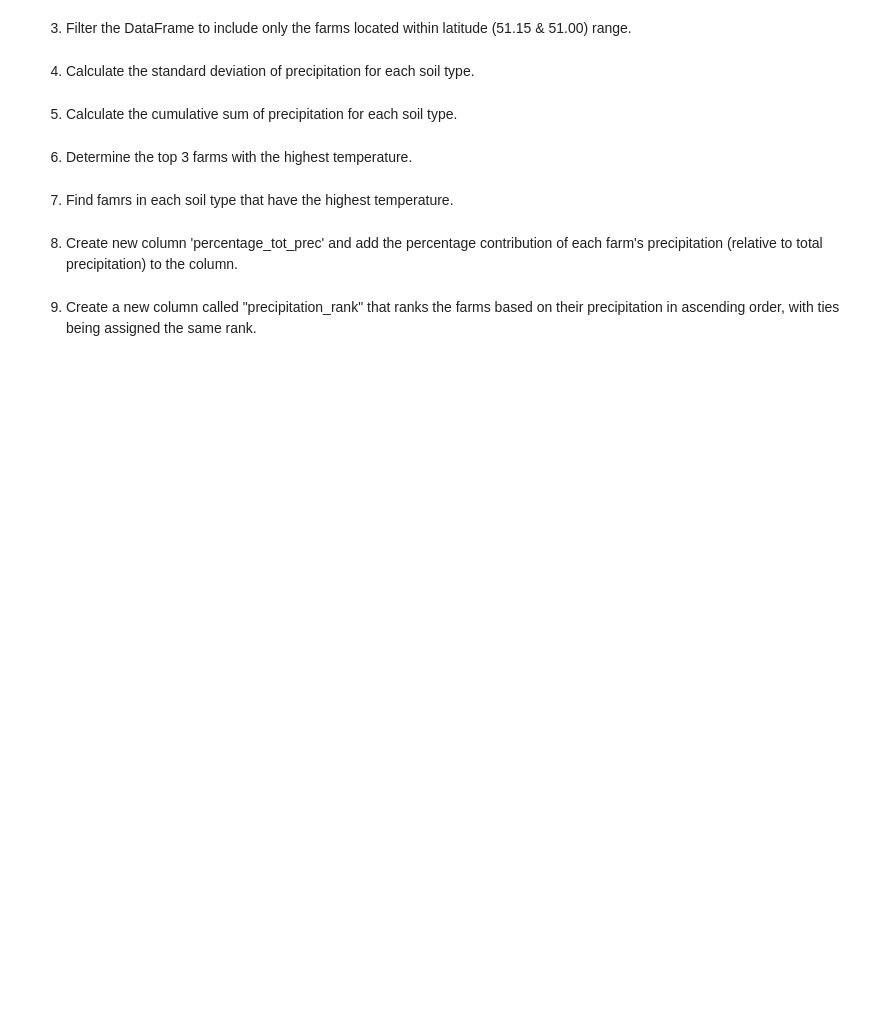
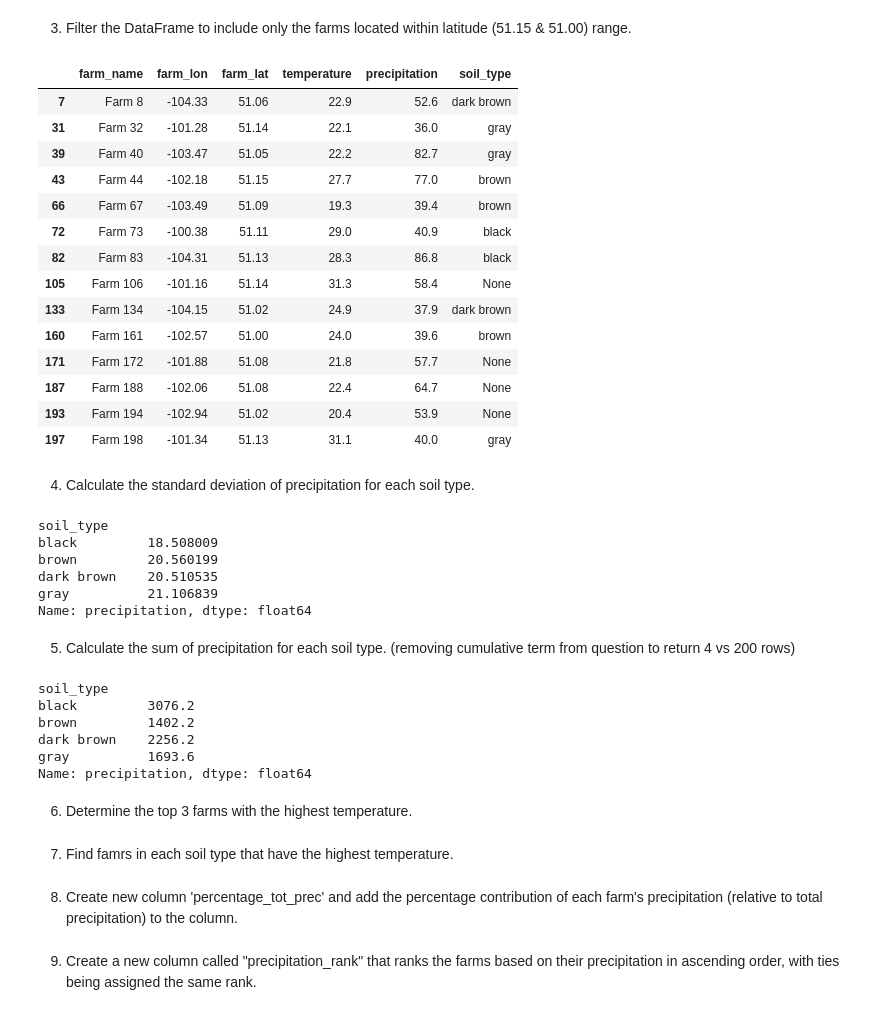
Before and after one commit to cboyda/AgTech, a Jupyter notebook: Assignments/Assinment_3&4.ipynb, the cells around one changed output. Cells and saved outputs as stored; diff of their text form; code cells hidden in the pictures; blank space fills up the shorter version.

```diff
--- a/Assignments/Assinment_3&4.ipynb
+++ b/Assignments/Assinment_3&4.ipynb
@@ -313,0 +310,2 @@ SyntaxError: invalid syntax (4060184953.py, line 1)
+# %%
+df = pd.DataFrame(farms) # note DataFrame is case sensitive
@@ -329,15 +399,59 @@ SyntaxError: invalid syntax (4060184953.py, line 1)
 3. Filter the DataFrame to include only the farms located within latitude (51.15 & 51.00) range.
 # %%
 ## Your code here down
-
+df[(df['farm_lat'] >= 51.00) & (df['farm_lat'] <= 51.15) ]
 
 ## Your code here up
+# %% [output]
+|  | farm_name | farm_lon | farm_lat | temperature | precipitation | soil_type |
+| 7 | Farm 8 | -104.33 | 51.06 | 22.9 | 52.6 | dark brown |
+| 31 | Farm 32 | -101.28 | 51.14 | 22.1 | 36.0 | gray |
+| 39 | Farm 40 | -103.47 | 51.05 | 22.2 | 82.7 | gray |
+| 43 | Farm 44 | -102.18 | 51.15 | 27.7 | 77.0 | brown |
+| 66 | Farm 67 | -103.49 | 51.09 | 19.3 | 39.4 | brown |
+| 72 | Farm 73 | -100.38 | 51.11 | 29.0 | 40.9 | black |
+| 82 | Farm 83 | -104.31 | 51.13 | 28.3 | 86.8 | black |
+| 105 | Farm 106 | -101.16 | 51.14 | 31.3 | 58.4 | None |
+| 133 | Farm 134 | -104.15 | 51.02 | 24.9 | 37.9 | dark brown |
+| 160 | Farm 161 | -102.57 | 51.00 | 24.0 | 39.6 | brown |
+| 171 | Farm 172 | -101.88 | 51.08 | 21.8 | 57.7 | None |
+| 187 | Farm 188 | -102.06 | 51.08 | 22.4 | 64.7 | None |
+| 193 | Farm 194 | -102.94 | 51.02 | 20.4 | 53.9 | None |
+| 197 | Farm 198 | -101.34 | 51.13 | 31.1 | 40.0 | gray |
 # %% [markdown]
  4. Calculate the standard deviation of precipitation for each soil type.
+# %%
+## Your code here down
+# Group DataFrame by 'soil_type'
+grouped_by_soil = df.groupby('soil_type')
+
+# Calculate standard deviation of precipitation for each soil type
+std_precipitation = grouped_by_soil['precipitation'].std()
+
+## Your code here up
+# Print the result
+print(std_precipitation)
+# %% [output]
+soil_type
+black         18.508009
+brown         20.560199
+dark brown    20.510535
+gray          21.106839
+Name: precipitation, dtype: float64
+# %% [markdown]
+5. Calculate the sum of precipitation for each soil type. (removing cumulative term from question to return 4 vs 200 rows)
 # %%
 ## Your code here down
-
+# Calculate cumulative sum of precipitation for each soil type
+cum_precipitation = grouped_by_soil['precipitation'].sum()
 
 ## Your code here up
+# Print the result
+print(cum_precipitation)
+# %% [output]
+soil_type
+black         3076.2
+brown         1402.2
+dark brown    2256.2
+gray          1693.6
+Name: precipitation, dtype: float64
-# %% [markdown]
-5. Calculate the cumulative sum of precipitation for each soil type.
```
Also changed, not shown: parts of 20 cells of this notebook.
